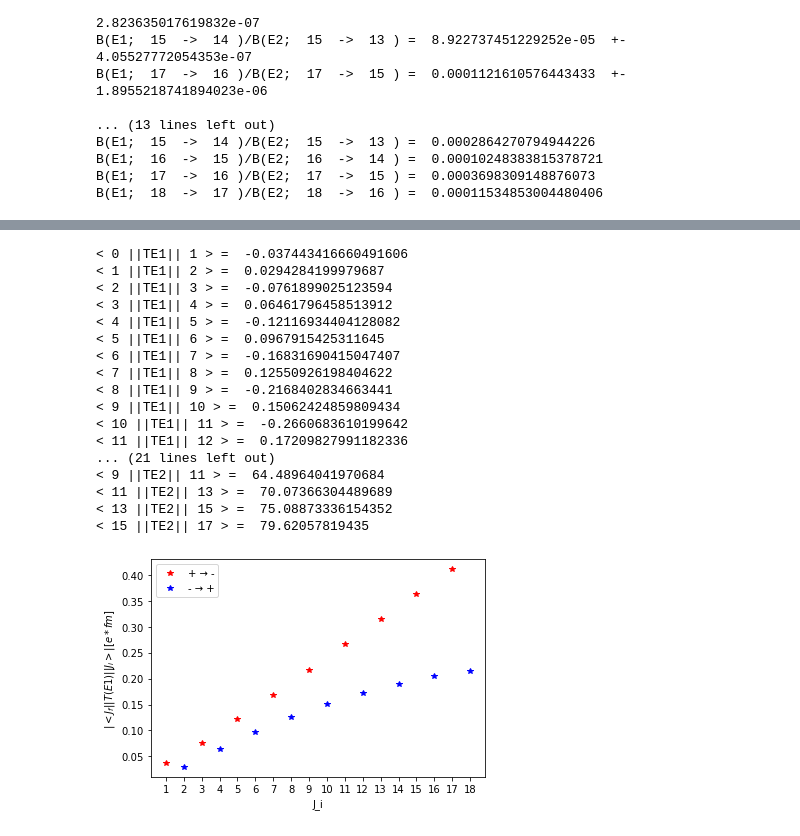
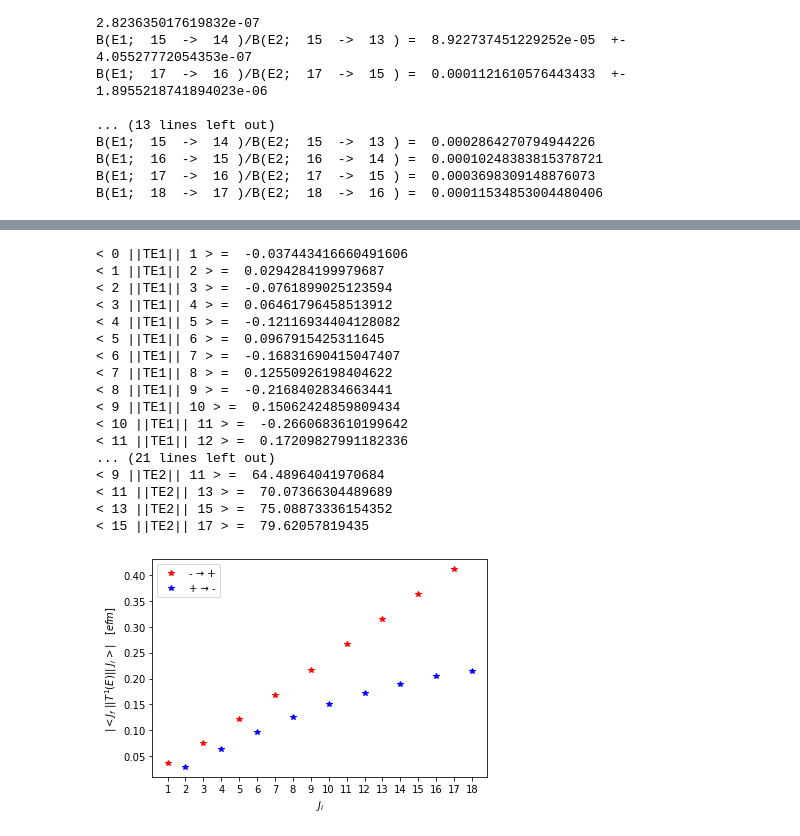
Before and after one commit to arestrepogiraldo2200/B-E1-strengths-in-proxy-SU-3, a Jupyter notebook: rY_rmes/MatrixElementComputationDefinitive.ipynb, the cells around one changed output, grey strips where cells are left out. Cells and saved outputs as stored; diff of their text form; code cells hidden in the pictures.

```diff
--- a/rY_rmes/MatrixElementComputationDefinitive.ipynb
+++ b/rY_rmes/MatrixElementComputationDefinitive.ipynb
@@ -1032,9 +1055,9 @@ B(E1;  18  ->  17 )/B(E2;  18  ->  16 ) =  0.00011534853004480406
 # Dipole transitions <J-1||TE1||J>/<0||TE1||1>
 for i in range(1, 19):
     if (i%2 == 0):
-        print("<",i-1,"||TE1||",i,">/< 0 ||TE1|| 1 > = ", (-1)*TE1_RME(i-1, i)/TE1_RME(1, 0))
+        print("<",i-1,"||TE1||",i,">/< 0 ||TE1|| 1 > = ", abs(TE1_RME(i-1, i)/TE1_RME(1, 0)))
     else:
-        print("<",i-1,"||TE1||",i,">/< 0 ||TE1|| 1 > = ", TE1_RME(i, i-1)/TE1_RME(1, 0))
+        print("<",i-1,"||TE1||",i,">/< 0 ||TE1|| 1 > = ", abs(TE1_RME(i, i-1)/TE1_RME(1, 0)))
 
 # Quadrupole transitions <J-2||TE1||J>/<0||TE1||2>
 print("\n")
@@ -1052,23 +1075,23 @@ for i in range(1, 19):
 
 # Plot of fit from PHYSICAL REVIEW C 77, 024320 (2008) and this work
 plt.title("E1 transition reduced matrix elements ratios")
-plt.ylabel(r"$|< J-1 ||T(E1)|| J > / < 0 ||T(E1)|| 1 >|$")
+plt.ylabel(r"$|<$$J-1$ $||$ $T^1(E)$ $||$ $J$$>/<$$0$ $||$ $T^1(E)$ $||$ $1$$>|$")
 plt.xlabel("J")
-plt.plot([1,2,3,4,5,6,7,8,9,10,11,12,13,14,15,16,17,18],[1,1.50,1.87,2.41,2.76,3.38,3.76,4.39, 4.80, 5.39, 5.82, 6.35, 6.80, 7.30, 7.75, 8.22, 8.67, 9.12], ".", color = "blue", label="Bizzeti and Bizzeti-Sona")
+plt.plot([1,2,3,4,5,6,7,8,9,10,11,12,13,14,15,16,17,18],[1,1.50,1.87,2.41,2.76,3.38,3.76,4.39, 4.80, 5.39, 5.82, 6.35, 6.80, 7.30, 7.75, 8.22, 8.67, 9.12], ".", color = "blue", label="Bizzeti and Bizzeti-Sona (2008)")
 plt.xticks(ticks=[1,2,3,4,5,6,7,8,9,10,11,12,13,14,15,16,17,18])
 plt.legend()
 plt.show()
 
 for i in BE2_Th:
     if i[1] == 2:
-        plt.plot(i[1], np.sqrt(i[0]*(2*i[1]+1))/np.sqrt(95.999949391166*(2*2+1)), "+", color = "red", label="Cseh")
+        plt.plot(i[1], np.sqrt(i[0]*(2*i[1]+1))/np.sqrt(95.999949391166*(2*2+1)), "+", color = "red", label="Cseh (2020)")
     else:
         plt.plot(i[1], np.sqrt(i[0]*(2*i[1]+1))/np.sqrt(95.999949391166*(2*2+1)), "+", color = "red")
 
 plt.title("E2 transition reduced matrix elements ratios")
-plt.ylabel(r"$|< J-2 ||T(E2)|| J > / < 0 ||T(E2)|| 2 >|$")
+plt.ylabel(r"$|<$$J-2$ $||$ $T^2(E)$ $||$ $J$$>/<$$0$ $||$ $T^2(E)$ $||$ $2$$>|$")
 plt.xlabel("J")
-plt.plot([2,3,4,5,6,7,8,9,10,11,12,13,14,15,16,17,18],[1,1.27, 1.63,1.78, 2.09, 2.21, 2.48, 2.61, 2.84, 2.99, 3.20, 3.36, 3.54,  3.71, 3.88, 4.05, 4.21], ".", color = "blue", label="Bizzeti and Bizzeti-Sona")
+plt.plot([2,3,4,5,6,7,8,9,10,11,12,13,14,15,16,17,18],[1,1.27, 1.63,1.78, 2.09, 2.21, 2.48, 2.61, 2.84, 2.99, 3.20, 3.36, 3.54,  3.71, 3.88, 4.05, 4.21], ".", color = "blue", label="Bizzeti and Bizzeti-Sona (2008)")
 plt.xticks(ticks=[1,2,3,4,5,6,7,8,9,10,11,12,13,14,15,16,17,18])
 plt.legend()
 plt.show()
@@ -1103,34 +1126,34 @@ for i in range(1, 19):
         print("<",i-1,"||TE1||",i,"> = ", TE1_RME(i, i-1))
         plt.plot(i, abs(TE1_RME(i, i-1)), "*", color = "red")
 
 # Quadrupole transitions <J-2||TE1||J>
 print("\n")
 for i in BE2_Th:
     print("<",i[1]-2,"||TE2||",i[1],"> = ", np.sqrt(i[0]*(2*i[1]+1)))
 
 # Plot format
-plt.legend(["+ → -", "- → +"], loc="upper left")
-plt.ylabel(r"$|< J_f ||T(E1)|| J_i >|   [e*fm]$")
-plt.xlabel("J_i")
+plt.legend([ "- → +", "+ → -"], loc="upper left")
+plt.ylabel(r"$|<J_f$ $||T^1(E)||$ $J_i>|$   $[efm]$")
+plt.xlabel(r"$J_i$")
 plt.xticks(ticks=[1,2,3,4,5,6,7,8,9,10,11,12,13,14,15,16,17,18])
 plt.plot()
 plt.show()
 # %% [output]
 < 0 ||TE1|| 1 > =  -0.037443416660491606
 < 1 ||TE1|| 2 > =  0.0294284199979687
 < 2 ||TE1|| 3 > =  -0.0761899025123594
 < 3 ||TE1|| 4 > =  0.06461796458513912
 < 4 ||TE1|| 5 > =  -0.12116934404128082
 < 5 ||TE1|| 6 > =  0.0967915425311645
 < 6 ||TE1|| 7 > =  -0.16831690415047407
 < 7 ||TE1|| 8 > =  0.12550926198404622
 < 8 ||TE1|| 9 > =  -0.2168402834663441
 < 9 ||TE1|| 10 > =  0.15062424859809434
 < 10 ||TE1|| 11 > =  -0.2660683610199642
 < 11 ||TE1|| 12 > =  0.17209827991182336
 ... (21 lines left out)
 < 9 ||TE2|| 11 > =  64.48964041970684
 < 11 ||TE2|| 13 > =  70.07366304489689
 < 13 ||TE2|| 15 > =  75.08873336154352
 < 15 ||TE2|| 17 > =  79.62057819435
-[figure, old version]
+[figure, new version]
```
Also changed, not shown: parts of 18 cells of this notebook.
